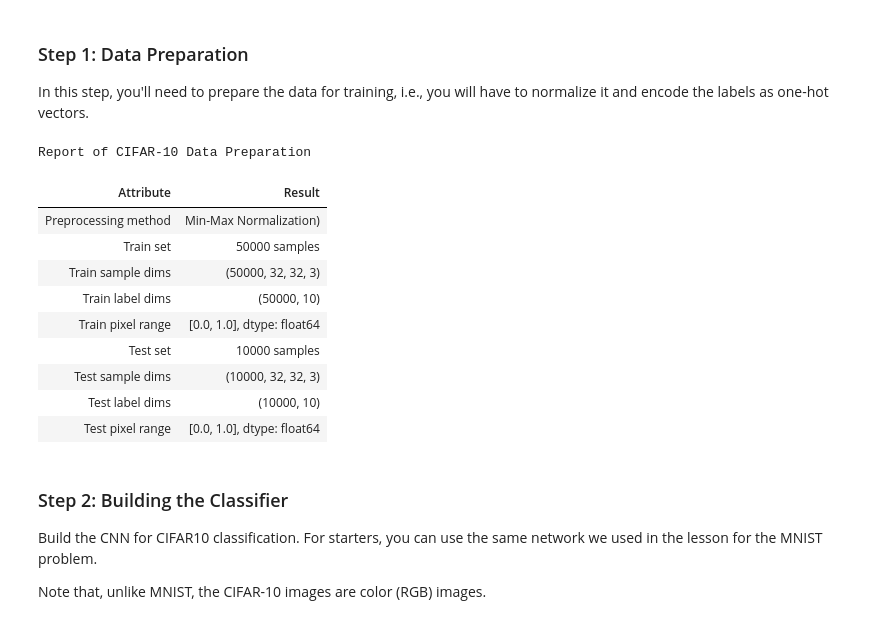
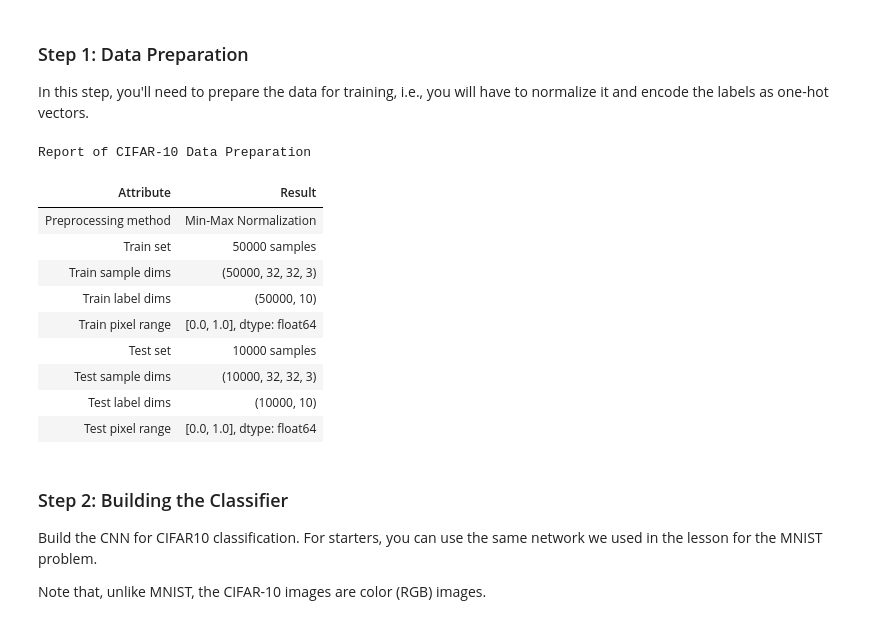
Before and after one commit to BogdanPinchuk/ComputerVision-PBY_HW14, a Jupyter notebook: Bohdan_Pinchuk_CV_HW14.ipynb, the cells around one changed output. Cells and saved outputs as stored; diff of their text form; code cells hidden in the pictures.

```diff
--- a/Bohdan_Pinchuk_CV_HW14.ipynb
+++ b/Bohdan_Pinchuk_CV_HW14.ipynb
@@ -311,39 +311,39 @@ num_samples_test = x_test.shape[0]
 # Solution
 scaler = StandardScaler() if is_standard_scaler else MinMaxScaler(feature_range=(0, 1))
 
-# Flatten for 2D tabular scaler interface
+# Flatten
 x_train_flat = x_train.reshape(num_samples_train, -1)
 x_test_flat = x_test.reshape(num_samples_test, -1)
 
 # Scaling / Normalization
 x_train_flat = scaler.fit_transform(x_train_flat)
 x_test_flat = scaler.transform(x_test_flat)
 
-# Reshape back to 4D image tensor (N, H, W, C)
+# Reshape
 x_train_n_sc = x_train_flat.reshape(num_samples_train, height, width, channels)
 x_test_n_sc = x_test_flat.reshape(num_samples_test, height, width, channels)
 
 # One-hot encoding
 y_train_ohe = keras.utils.to_categorical(y_train, num_classes=len(class_names))
 y_test_ohe = keras.utils.to_categorical(y_test, num_classes=len(class_names))
 
 rp = rpt.Reporter()
-rp.add_item("Preprocessing method", 'Standardization' if is_standard_scaler else 'Min-Max Normalization)')
+rp.add_item("Preprocessing method", 'Standardization' if is_standard_scaler else 'Min-Max Normalization')
 rp.add_item("Train set", f"{len(y_train)} samples")
 rp.add_item("Train sample dims", str(x_train_n_sc.shape))
 rp.add_item("Train label dims", str(y_train_ohe.shape))
 rp.add_item("Train pixel range", f"[{x_train_n_sc.min():.1f}, {x_train_n_sc.max():.1f}], dtype: {x_train_n_sc.dtype}")
 rp.add_item("Test set", f"{len(y_test)} samples")
 rp.add_item("Test sample dims", str(x_test_n_sc.shape))
 rp.add_item("Test label dims", str(y_test_ohe.shape))
 rp.add_item("Test pixel range", f"[{x_test_n_sc.min():.1f}, {x_test_n_sc.max():.1f}], dtype: {x_test_n_sc.dtype}")
 
 # Print results
 rp.print_pd_report("Report of CIFAR-10 Data Preparation")
 # %% [output]
 Report of CIFAR-10 Data Preparation
 | Attribute | Result |
-| Preprocessing method | Min-Max Normalization) |
+| Preprocessing method | Min-Max Normalization |
 | Train set | 50000 samples |
 | Train sample dims | (50000, 32, 32, 3) |
 | Train label dims | (50000, 10) |
```
Also changed, not shown: parts of 3 cells of this notebook, 1 other file.
